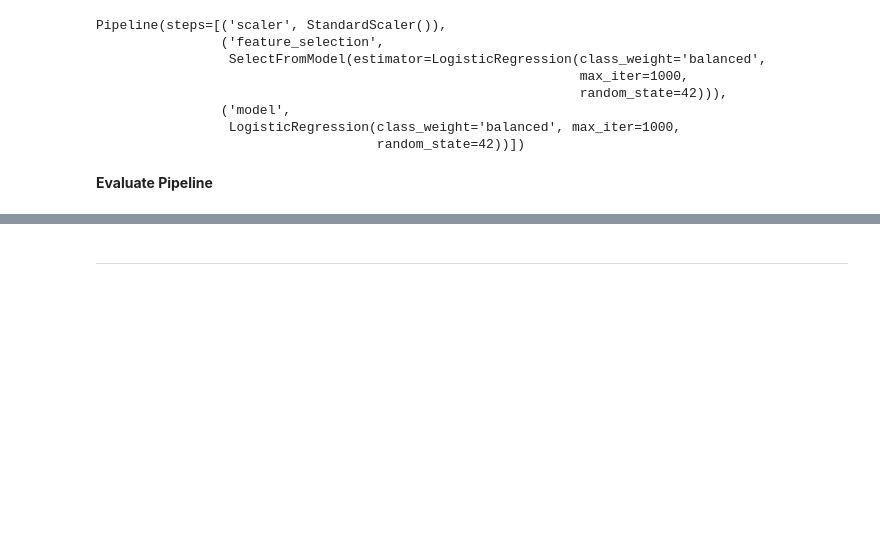
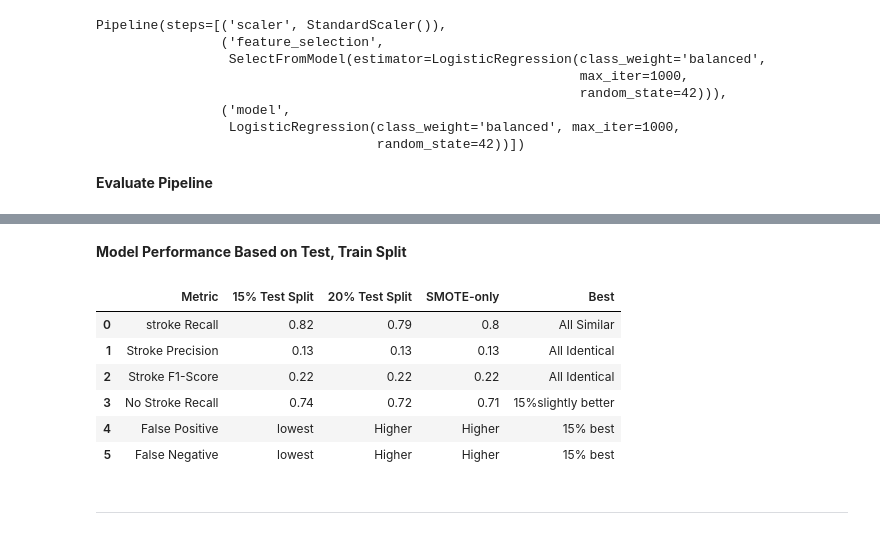
Before and after one commit to Lailah-Idrees/DA2_Assessment, a Jupyter notebook: jupyter_notebooks/Machine_Learning.ipynb, the cells around one changed output, grey strips where cells are left out. Cells and saved outputs as stored; diff of their text form; code cells hidden in the pictures; blank space fills up the shorter version.

Commit message:
Updated ML Model by changing test, train split (0.15:0.85)

```diff
--- a/jupyter_notebooks/Machine_Learning.ipynb
+++ b/jupyter_notebooks/Machine_Learning.ipynb
@@ -259,3 +262,22 @@ weighted avg       0.95      0.74      0.81      1022
+# %%
+dict1={"Metric":["stroke Recall","Stroke Precision","Stroke F1-Score","No Stroke Recall","False Positive","False Negative"],
+    '15% Test Split': [0.82, 0.13, 0.22, 0.74, "lowest","lowest"],
+       "20% Test Split":[0.79, 0.13, 0.22, 0.72, "Higher", "Higher"],
+       "SMOTE-only":[0.8, 0.13, 0.22, 0.71, "Higher", "Higher"],
+       "Best":["All Similar", "All Identical","All Identical","15%slightly better","15% best", "15% best"]}
+# %% [markdown]
+**Model Performance Based on Test, Train Split**
+# %%
+df=pd.DataFrame(data=dict1)
+df
+# %% [output]
+|  | Metric | 15% Test Split | 20% Test Split | SMOTE-only | Best |
+| 0 | stroke Recall | 0.82 | 0.79 | 0.8 | All Similar |
+| 1 | Stroke Precision | 0.13 | 0.13 | 0.13 | All Identical |
+| 2 | Stroke F1-Score | 0.22 | 0.22 | 0.22 | All Identical |
+| 3 | No Stroke Recall | 0.74 | 0.72 | 0.71 | 15%slightly better |
+| 4 | False Positive | lowest | Higher | Higher | 15% best |
+| 5 | False Negative | lowest | Higher | Higher | 15% best |
 # %% [markdown]
 ---
 # %% [markdown]
```
Also changed, not shown: parts of 9 cells of this notebook.
